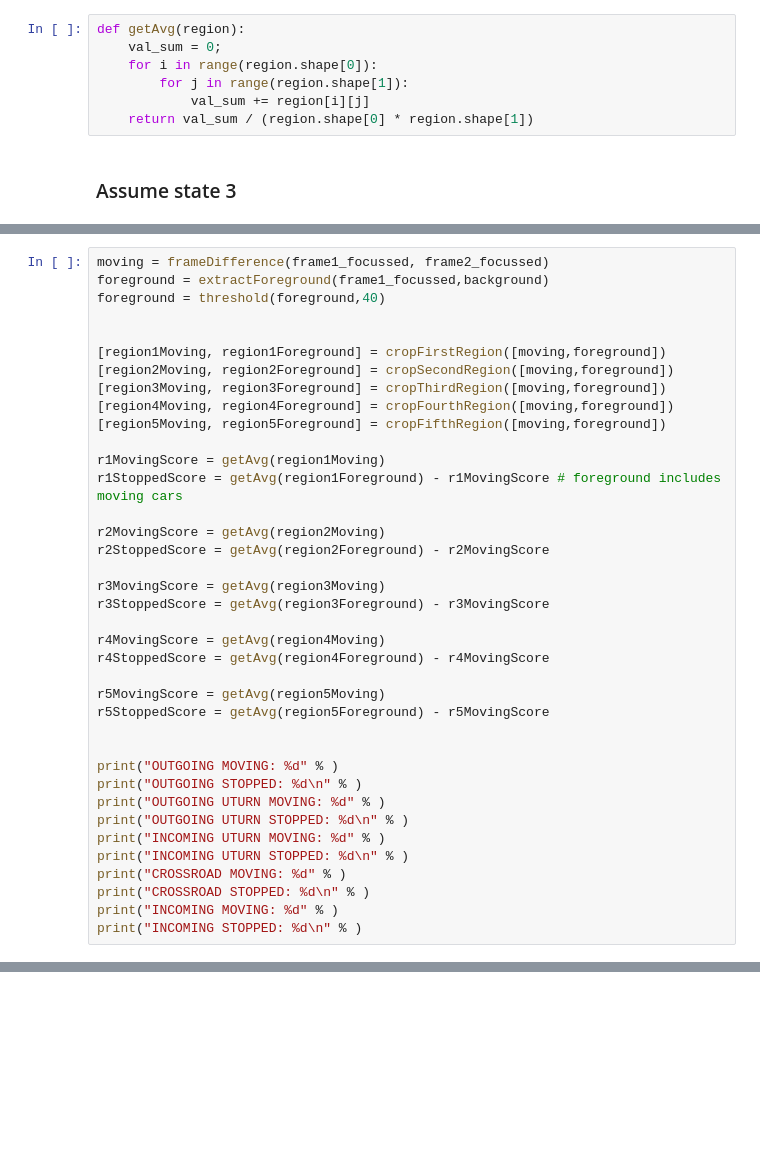
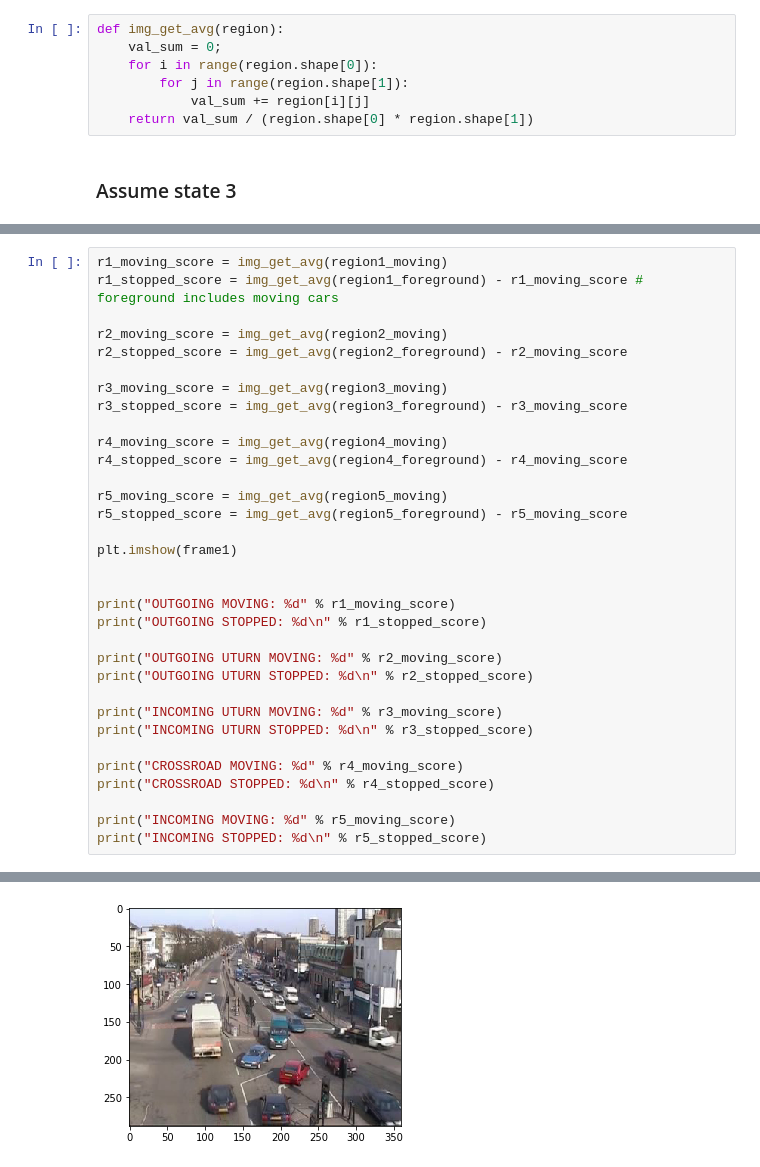
Before and after one commit to Ali-Amin/realtime-smart-traffic-control-system, a Jupyter notebook: main.ipynb, the cells around one changed output, grey strips where cells are left out. Saved outputs shown, nothing was run; the diff lists cells and outputs as text; blank space fills up the shorter version.

```diff
--- a/main.ipynb
+++ b/main.ipynb
@@ -192,7 +199,7 @@ plt.show()
 # Finite State Machine Diagram
 ![image](./state_machine.png)
 # %%
-def getAvg(region):
+def img_get_avg(region):
     val_sum = 0;
     for i in range(region.shape[0]):
         for j in range(region.shape[1]):
@@ -203,39 +256,34 @@ def getAvg(region):
 # %%
-moving = frameDifference(frame1_focussed, frame2_focussed)
-foreground = extractForeground(frame1_focussed,background)
-foreground = threshold(foreground,40)
+r1_moving_score = img_get_avg(region1_moving)
+r1_stopped_score = img_get_avg(region1_foreground) - r1_moving_score # foreground includes moving cars
+
+r2_moving_score = img_get_avg(region2_moving)
+r2_stopped_score = img_get_avg(region2_foreground) - r2_moving_score
+
+r3_moving_score = img_get_avg(region3_moving)
+r3_stopped_score = img_get_avg(region3_foreground) - r3_moving_score
+
+r4_moving_score = img_get_avg(region4_moving)
+r4_stopped_score = img_get_avg(region4_foreground) - r4_moving_score
+
+r5_moving_score = img_get_avg(region5_moving)
+r5_stopped_score = img_get_avg(region5_foreground) - r5_moving_score
+
+plt.imshow(frame1)
 
 
-[region1Moving, region1Foreground] = cropFirstRegion([moving,foreground])
-[region2Moving, region2Foreground] = cropSecondRegion([moving,foreground])
-[region3Moving, region3Foreground] = cropThirdRegion([moving,foreground])
-[region4Moving, region4Foreground] = cropFourthRegion([moving,foreground])
-[region5Moving, region5Foreground] = cropFifthRegion([moving,foreground])
+print("OUTGOING MOVING: %d" % r1_moving_score)
+print("OUTGOING STOPPED: %d\n" % r1_stopped_score)
 
-r1MovingScore = getAvg(region1Moving)
-r1StoppedScore = getAvg(region1Foreground) - r1MovingScore # foreground includes moving cars
+print("OUTGOING UTURN MOVING: %d" % r2_moving_score)
+print("OUTGOING UTURN STOPPED: %d\n" % r2_stopped_score)
 
-r2MovingScore = getAvg(region2Moving)
-r2StoppedScore = getAvg(region2Foreground) - r2MovingScore
+print("INCOMING UTURN MOVING: %d" % r3_moving_score)
+print("INCOMING UTURN STOPPED: %d\n" % r3_stopped_score)
 
-r3MovingScore = getAvg(region3Moving)
-r3StoppedScore = getAvg(region3Foreground) - r3MovingScore
+print("CROSSROAD MOVING: %d" % r4_moving_score)
+print("CROSSROAD STOPPED: %d\n" % r4_stopped_score)
 
-r4MovingScore = getAvg(region4Moving)
-r4StoppedScore = getAvg(region4Foreground) - r4MovingScore
-
-r5MovingScore = getAvg(region5Moving)
-r5StoppedScore = getAvg(region5Foreground) - r5MovingScore
-
-
-print("OUTGOING MOVING: %d" % )
-print("OUTGOING STOPPED: %d\n" % )
-print("OUTGOING UTURN MOVING: %d" % )
-print("OUTGOING UTURN STOPPED: %d\n" % )
-print("INCOMING UTURN MOVING: %d" % )
-print("INCOMING UTURN STOPPED: %d\n" % )
-print("CROSSROAD MOVING: %d" % )
-print("CROSSROAD STOPPED: %d\n" % )
-print("INCOMING MOVING: %d" % )
-print("INCOMING STOPPED: %d\n" % )
+print("INCOMING MOVING: %d" % r5_moving_score)
+print("INCOMING STOPPED: %d\n" % r5_stopped_score)
 # %% [output]
@@ -255,0 +304 @@ INCOMING STOPPED: 8
+[figure, added]
```
Also changed, not shown: parts of 12 cells of this notebook.
